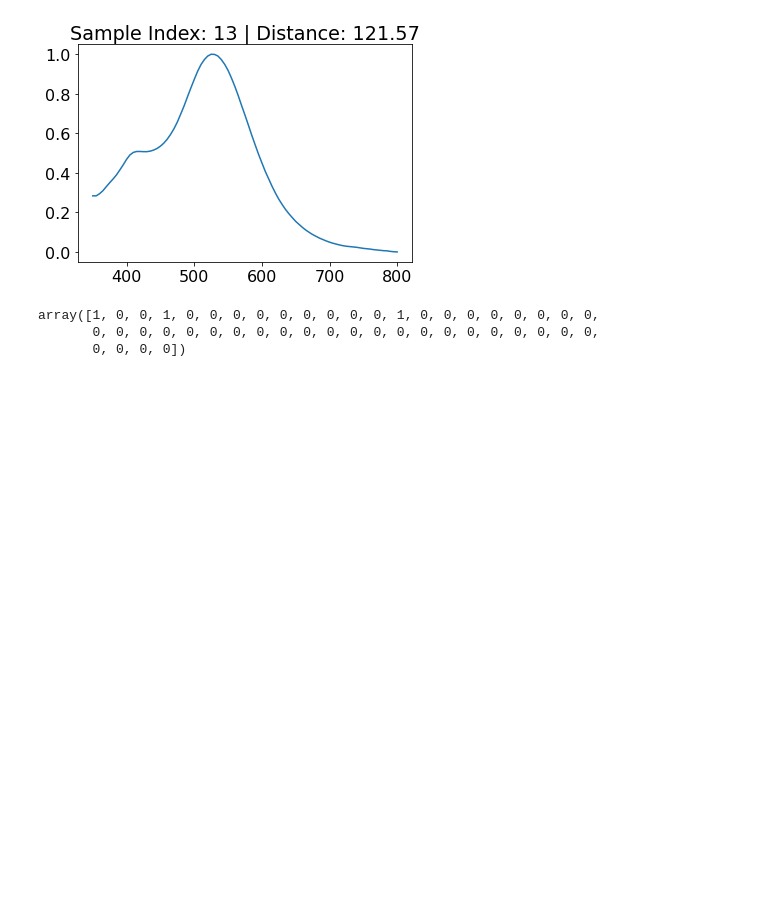
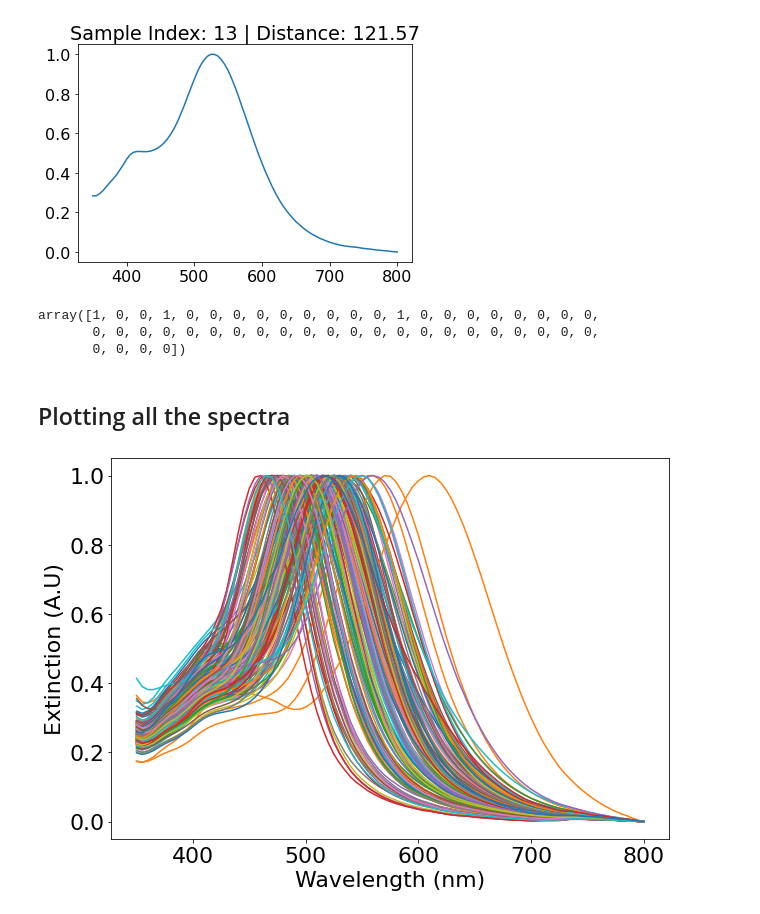
Before and after one commit to pozzo-research-group/papers, a Jupyter notebook: Silver Nanoplates/Notebooks/Fast Spectroscopic Exploration - Classification.ipynb, the cells around one changed output. Cells and saved outputs as stored; diff of their text form; code cells hidden in the pictures; blank space fills up the shorter version.

```diff
--- a/Silver Nanoplates/Notebooks/Fast Spectroscopic Exploration - Classification.ipynb
+++ b/Silver Nanoplates/Notebooks/Fast Spectroscopic Exploration - Classification.ipynb
@@ -42,12 +47,12 @@ y = y0
 # %% [markdown]
 ## Define Targets
 # %%
-df = pd.read_excel('../Shape Exploration/Spectra/Simulations/plate_7nm_thickness.xlsx')
+df = pd.read_excel('../Fast Spectroscopic Exploration/Spectra/Simulations/plate_7nm_thickness.xlsx')
 targets = df.values
 wavelength = targets[:,0]
 targets = np.delete(targets, 0, axis=1)
 # %%
-df2 = pd.read_excel('../Shape Exploration/Spectra/Simulations/spheres.xlsx')
+df2 = pd.read_excel('../Fast Spectroscopic Exploration/Spectra/Simulations/spheres.xlsx')
 targets2 = df2.values
 wv_s = targets2[:,0]
 spheres = np.delete(targets2, 0, axis=1)
@@ -233,3 +238,21 @@ array([1, 0, 0, 1, 0, 0, 0, 0, 0, 0, 0, 0, 0, 1, 0, 0, 0, 0, 0, 0, 0, 0,
        0, 0, 0, 0])
 # %%
 #np.save('classification_5.npy', classification)
+# %% [markdown]
+## Plotting all the spectra
+# %%
+path_0 = '../Fast Spectroscopic Exploration/Spectra/classification_5.npy'
+c = np.load(path_0)
+# %%
+wv = np.linspace(350, 800, 91)
+# %%
+plt.rcParams.update({'font.size': 22})
+fig, ax = plt.subplots(figsize=(10,7))
+for i in range(y.shape[1]):
+    if c[i] == 1:
+        plt.plot(wv, y[:,i])
+plt.xlabel('Wavelength (nm)')
+plt.ylabel('Extinction (A.U)')
+#plt.savefig('all_spectra_plates.png',bbox_inches="tight", dpi = 400)
+# %% [output]
+[figure, added]
```
Also changed, not shown: parts of 3 cells of this notebook, 3 other files.
